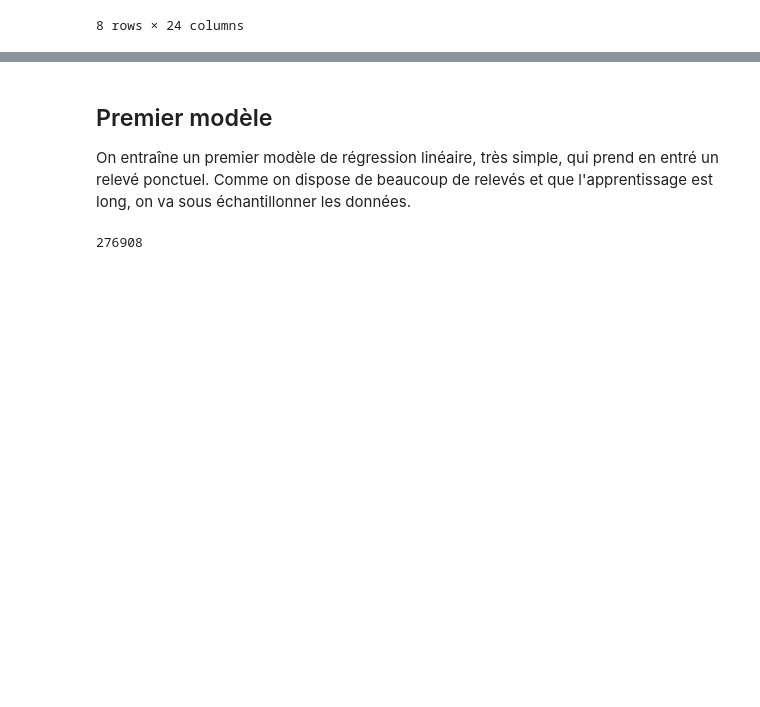
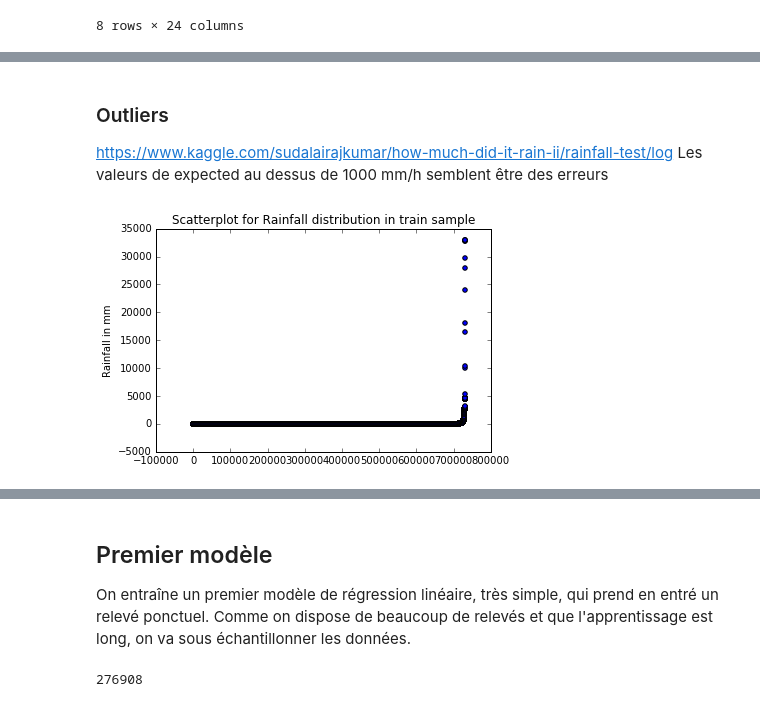
Before and after one commit to Cadene/FDMS, a Jupyter notebook: TME3/FDMS_Kaggle_CadeneChen.ipynb, the cells around one changed output, grey strips where cells are left out. Drawn from its saved outputs; the diff is of its cells as text; code cells hidden in the pictures; blank space fills up the shorter version.

```diff
--- a/TME3/FDMS_Kaggle_CadeneChen.ipynb
+++ b/TME3/FDMS_Kaggle_CadeneChen.ipynb
@@ -126,3 +178,0 @@ Dans un premier temps, on se contente de supprimer toutes les lignes contenant d
-# %%
-dfTrain = dfTrain.dropna()
-dfTrain.describe()
@@ -144,0 +181,13 @@ nombre de séquences: 393313
+# %%
+def myfunc(seq):
+    nb = len(seq['Ref'])
+    if (seq['Ref'].isnull()).sum() == nb:
+        return seq['Id'].values[0]
+    return -1
+
+def identity(seq):
+    print(seq)
+    return seq
+
+dfGrouped = dfTrain.groupby(dfTrain.index)
+dfIds2rmv = dfGrouped.apply(myfunc)
@@ -144,0 +196,2 @@ nombre de séquences: 393313
+# %%
+df = dfTrain.drop(dfIds2rmv.values,axis=0)
@@ -144,0 +255,14 @@ nombre de séquences: 393313
+# %% [markdown]
+### Outliers
+https://www.kaggle.com/sudalairajkumar/how-much-did-it-rain-ii/rainfall-test/log
+Les valeurs de expected au dessus de 1000 mm/h semblent être des erreurs
+# %%
+dfTrainGb = df.groupby(df.index)
+exp_rainfall = np.sort(np.array(dfTrainGb['Expected'].aggregate('mean')))
+plt.figure()
+plt.scatter(np.arange(exp_rainfall.shape[0]), exp_rainfall)
+plt.title("Scatterplot for Rainfall distribution in train sample")
+plt.ylabel("Rainfall in mm")
+plt.show()
+# %% [output]
+[figure, added]
```
Also changed, not shown: parts of 41 cells of this notebook, 2 other files.
